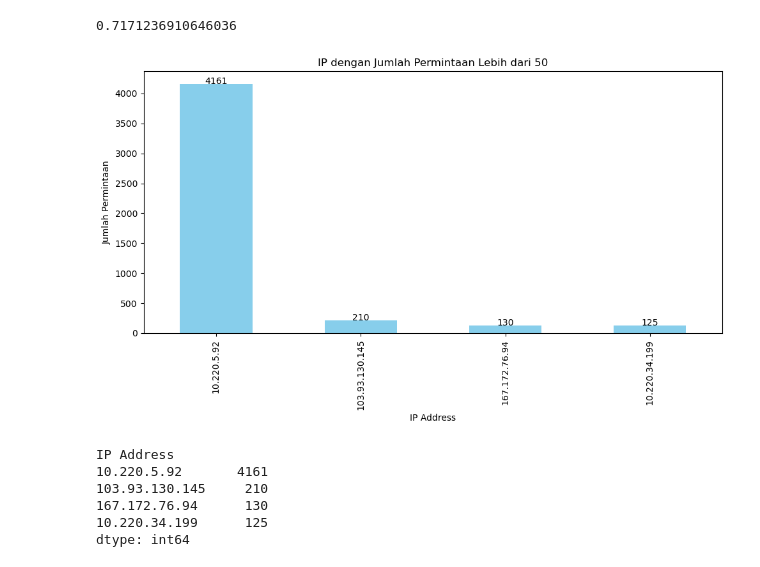
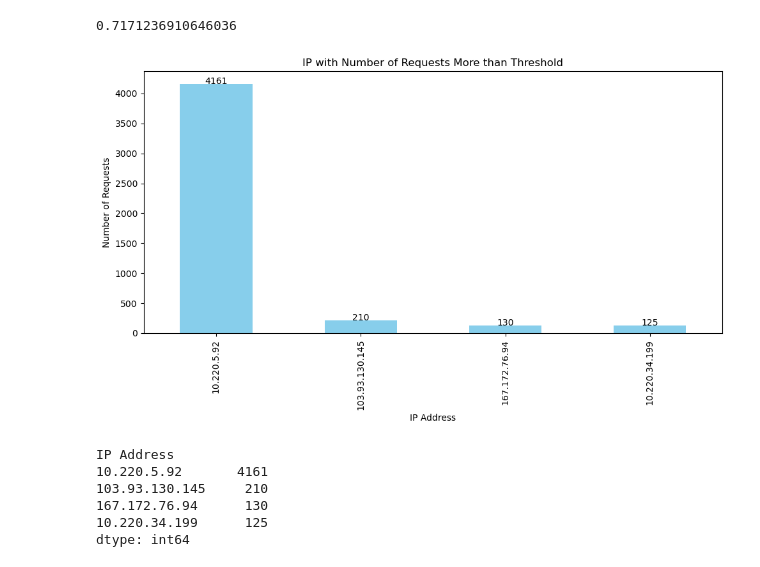
Before and after one commit to Ufik0203/DBSCAN-Clustering-DDOS-Detector, a Jupyter notebook: Clustering_80_20.ipynb, the cells around one changed output. Saved outputs shown, nothing was run; the diff lists cells and outputs as text; code cells hidden in the pictures.

```diff
--- a/Clustering_80_20.ipynb
+++ b/Clustering_80_20.ipynb
@@ -884,22 +879,22 @@ score_test
 # %%
 filtered_ddos_ips_test = ddos_time_based_ips_test[ddos_time_based_ips_test > 100]
 
 top_ddos_ips_test = filtered_ddos_ips_test.sort_values(ascending=False)
 
 plt.figure(figsize=(10, 6))
 top_ddos_ips_test.plot(kind='bar', color='skyblue')
 
-plt.title("IP dengan Jumlah Permintaan Lebih dari 50")
+plt.title("IP with Number of Requests More than Threshold")
 plt.xlabel("IP Address")
-plt.ylabel("Jumlah Permintaan")
+plt.ylabel("Number of Requests")
 
 for index, value in enumerate(top_ddos_ips_test):
     plt.text(index, value + 2, str(value), ha='center')
 
 plt.tight_layout()
 plt.show()
 # %% [output]
-[figure, old version]
+[figure, new version]
 # %%
 top_ddos_ips_test
 # %% [output]
```
Also changed, not shown: parts of 10 cells of this notebook.
